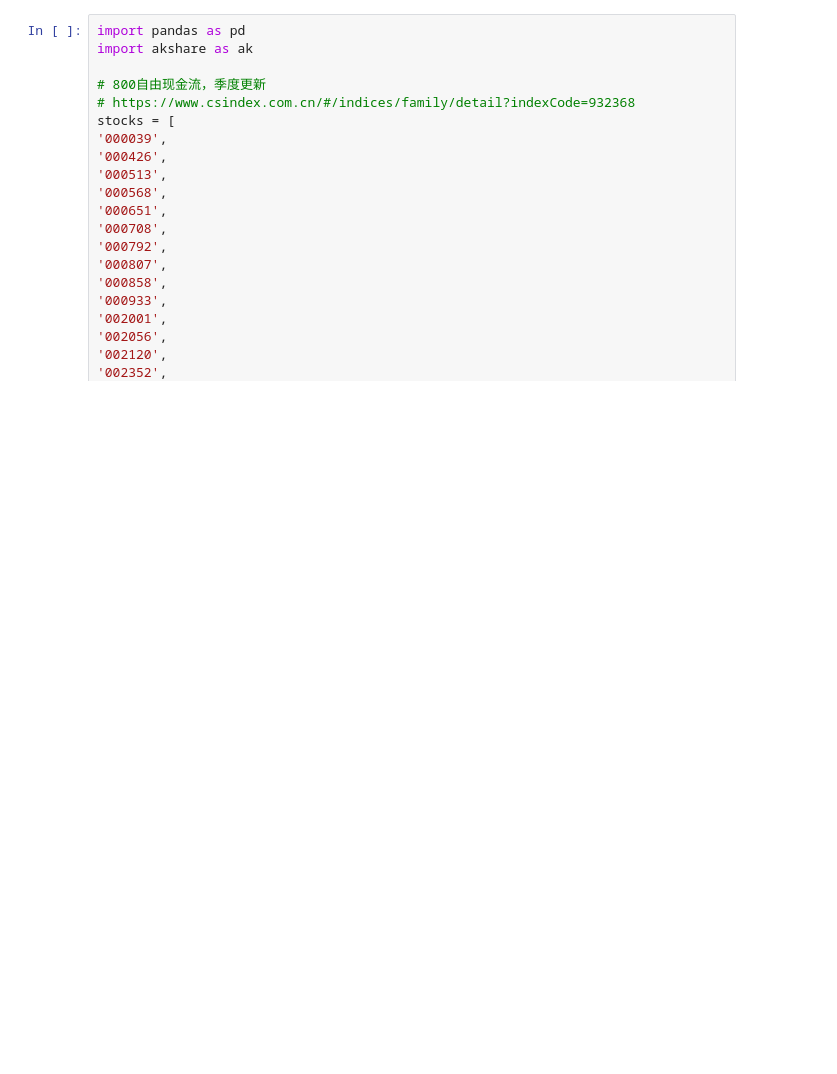
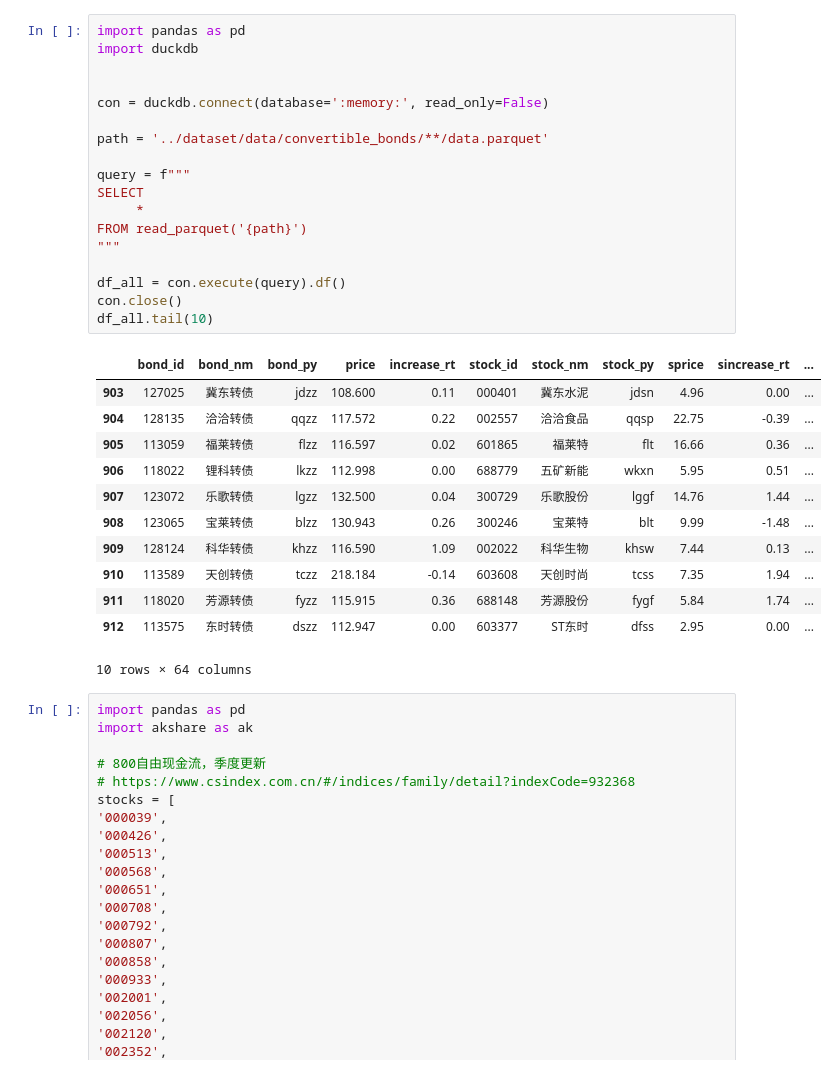
Before and after one commit to le0l1/quant-store, a Jupyter notebook: strategy/low-market-value.ipynb, the cells around one changed output. Cells and saved outputs as stored; diff of their text form; blank space fills up the shorter version.

```diff
--- a/strategy/low-market-value.ipynb
+++ b/strategy/low-market-value.ipynb
@@ -1,3 +1,34 @@
+# %%
+import pandas as pd
+import duckdb
+
+
+con = duckdb.connect(database=':memory:', read_only=False)
+
+path = '../dataset/data/convertible_bonds/**/data.parquet'
+
+query = f"""
+SELECT
+     *
+FROM read_parquet('{path}')
+"""
+
+df_all = con.execute(query).df()
+con.close()
+df_all.tail(10)
+# %% [output]
+|  | bond_id | bond_nm | bond_py | price | increase_rt | stock_id | stock_nm | stock_py | sprice | sincrease_rt | ... |
+| 903 | 127025 | 冀东转债 | jdzz | 108.600 | 0.11 | 000401 | 冀东水泥 | jdsn | 4.96 | 0.00 | ... |
+| 904 | 128135 | 洽洽转债 | qqzz | 117.572 | 0.22 | 002557 | 洽洽食品 | qqsp | 22.75 | -0.39 | ... |
+| 905 | 113059 | 福莱转债 | flzz | 116.597 | 0.02 | 601865 | 福莱特 | flt | 16.66 | 0.36 | ... |
+| 906 | 118022 | 锂科转债 | lkzz | 112.998 | 0.00 | 688779 | 五矿新能 | wkxn | 5.95 | 0.51 | ... |
+| 907 | 123072 | 乐歌转债 | lgzz | 132.500 | 0.04 | 300729 | 乐歌股份 | lggf | 14.76 | 1.44 | ... |
+| 908 | 123065 | 宝莱转债 | blzz | 130.943 | 0.26 | 300246 | 宝莱特 | blt | 9.99 | -1.48 | ... |
+| 909 | 128124 | 科华转债 | khzz | 116.590 | 1.09 | 002022 | 科华生物 | khsw | 7.44 | 0.13 | ... |
+| 910 | 113589 | 天创转债 | tczz | 218.184 | -0.14 | 603608 | 天创时尚 | tcss | 7.35 | 1.94 | ... |
+| 911 | 118020 | 芳源转债 | fyzz | 115.915 | 0.36 | 688148 | 芳源股份 | fygf | 5.84 | 1.74 | ... |
+| 912 | 113575 | 东时转债 | dszz | 112.947 | 0.00 | 603377 | ST东时 | dfss | 2.95 | 0.00 | ... |
+10 rows × 64 columns
 # %%
 import pandas as pd
 import akshare as ak
```
Also changed, not shown: parts of 8 cells of this notebook, 24 other files.
